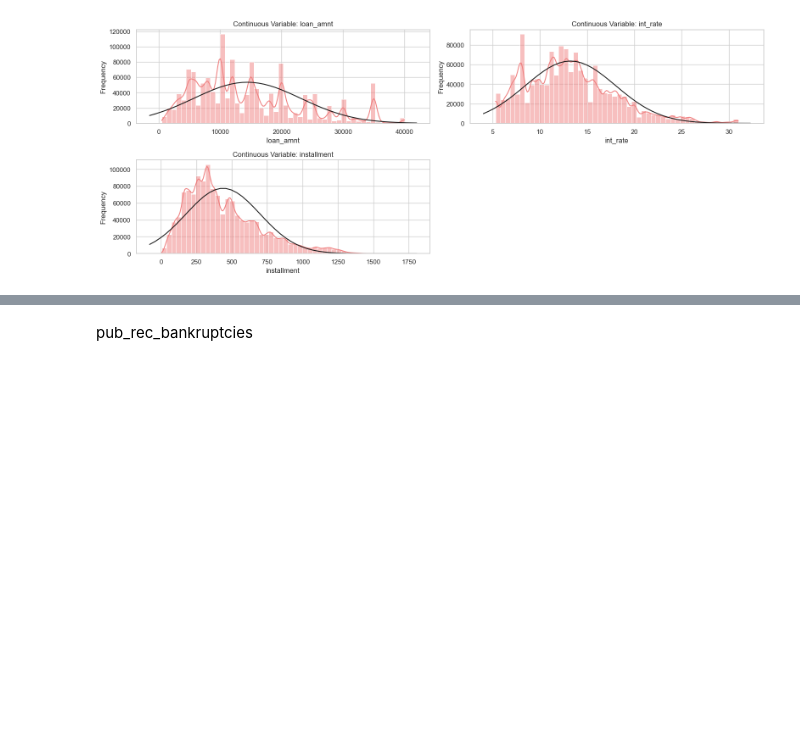
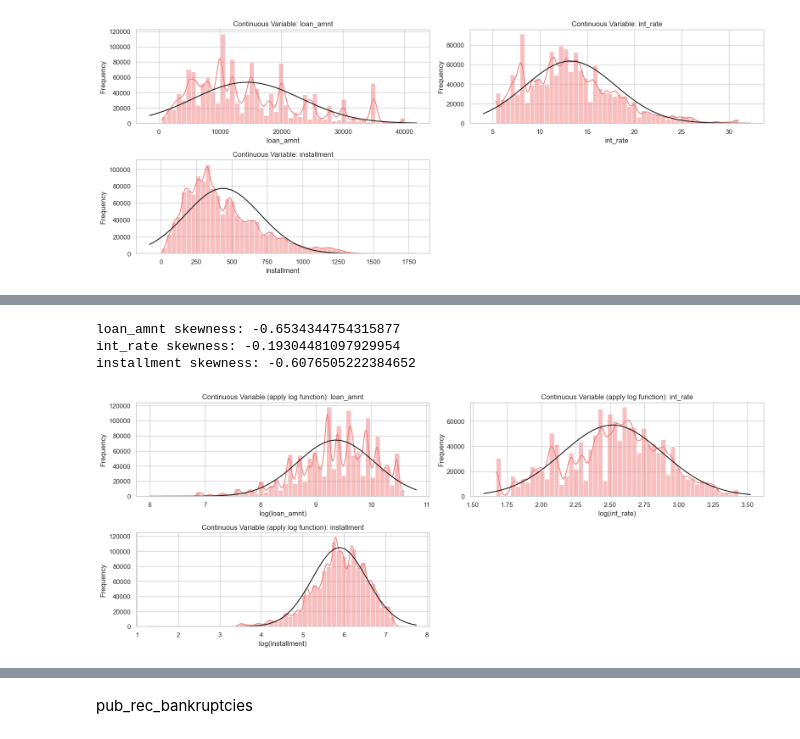
Before and after one commit to sese7414/LendingClub_project, a Jupyter notebook: merge_lending.ipynb, the cells around one changed output, grey strips where cells are left out. Drawn from its saved outputs; the diff is of its cells as text; code cells hidden in the pictures; blank space fills up the shorter version.

```diff
--- a/merge_lending.ipynb
+++ b/merge_lending.ipynb
@@ -126,0 +155,42 @@ for var in continuous_vars:
+# %%
+acc_log = acc.copy()
+# %%
+## 로그 변환 적용
+# 시각화 스타일
+sns.set_theme(style="whitegrid") # set -> set_theme
+plt.figure(figsize=(16, 12))
+
+for i, var in enumerate(continuous_vars):
+    acc_log[var] = np.log(acc_log[var])  # 0값이 없는 칼럼들이기에
+
+    plt.subplot(4, 2, i + 1)
+    # 데이터 분포 히스토그램
+    sns.histplot(acc_log[var], kde=True, color='lightcoral', bins=50)
+
+    # 왜도 출력
+    print(f'{var} skewness:', stats.skew(acc_log[var]))
+
+    # 정규분포 곡선 추가 (히스토그램 기준에 맞게 스케일링)
+    xmin, xmax = plt.xlim()
+    x = np.linspace(xmin, xmax, 50)
+    mean = acc_log[var].mean()
+    std = acc_log[var].std()
+    pdf = stats.norm.pdf(x, mean, std)
+
+    bin_width = (xmax - xmin) / 50
+    pdf_scaled = pdf * len(acc_log[var]) * bin_width  # 스케일 조정
+
+    plt.plot(x, pdf_scaled, 'k', linewidth=1.5)
+    plt.title(f'Continuous Variable (apply log function): {var}')
+    plt.xlabel(f'log({var})')
+    plt.ylabel('Frequency')
+
+plt.tight_layout()
+# 저장 코드
+# plt.savefig('image/histogram_log_sehee_cn.png', dpi=150)
+plt.show()
+# %% [output]
+loan_amnt skewness: -0.6534344754315877
+int_rate skewness: -0.19304481097929954
+installment skewness: -0.6076505222384652
+[figure, added]
```
Also changed, not shown: parts of 80 cells of this notebook.
